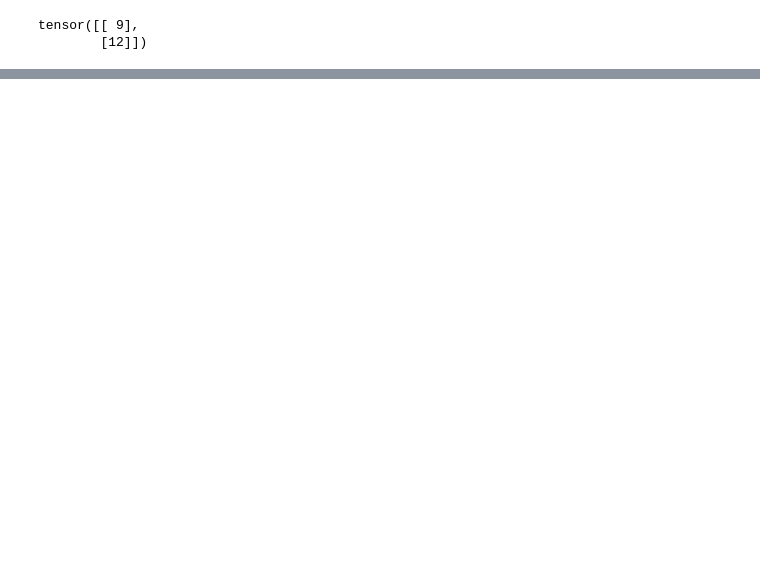
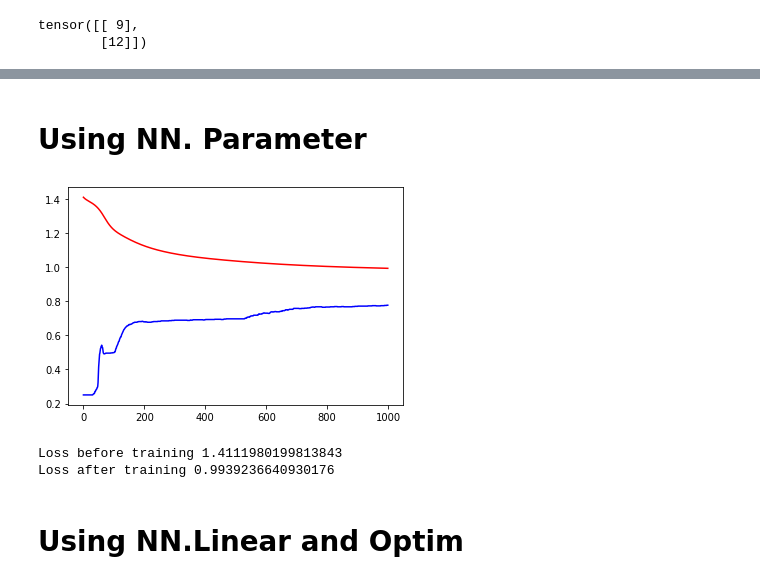
Before and after one commit to Arpitkamal/Deep-learning-107-Introduction-to-Pytorch, a Jupyter notebook: FFNetworkWithPyTorch.ipynb, the cells around one changed output, grey strips where cells are left out. Cells and saved outputs as stored; diff of their text form; code cells hidden in the pictures; blank space fills up the shorter version.

```diff
--- a/FFNetworkWithPyTorch.ipynb
+++ b/FFNetworkWithPyTorch.ipynb
@@ -102,0 +195,2 @@ torch.manual_seed(0)
+# %% [markdown]
+# Using NN. Parameter
@@ -102,0 +199,48 @@ torch.manual_seed(0)
+# %%
+class FirstNetwork(nn.Module):
+
+  def __init__(self):
+    super().__init__()
+    torch.manual_seed(0)
+    self.weights1 = nn.Parameter(torch.randn(2, 2) / math.sqrt(2))
+    self.bias1 = nn.Parameter(torch.zeros(2))
+    self.weights2 = nn.Parameter(torch.randn(2, 4) / math.sqrt(2))
+    self.bias2 = nn.Parameter(torch.zeros(4))
+
+  def forward(self, X):
+    a1 = torch.matmul(X, self.weights1) + self.bias1
+    h1 = a1.sigmoid()
+    a2 = torch.matmul(h1, self.weights2) + self.bias2
+    h2 = a2.exp() / a2.exp().sum(-1).unsqueeze(-1)
+    return h2
+# %%
+def fit(epochs = 1000, learning_rate = 1):
+  loss_arr = []
+  acc_arr = []
+  for epoch in range(epochs):
+    y_hat = fn(X_train)
+    loss = F.cross_entropy(y_hat, Y_train)
+    loss_arr.append(loss.item())
+    acc_arr.append(accuracy(y_hat, Y_train))
+
+    loss.backward()
+
+    with torch.no_grad():
+      for param in fn.parameters():
+        param -= learning_rate * param.grad
+      fn.zero_grad()
+
+  plt.plot(loss_arr, 'r-')
+  plt.plot(acc_arr, 'b-')
+  plt.show()
+  print('Loss before training', loss_arr[0])
+  print('Loss after training', loss_arr[-1])
+# %%
+fn = FirstNetwork()
+fit()
+# %% [output]
+[figure, added]
+Loss before training 1.4111980199813843
+Loss after training 0.9939236640930176
+# %% [markdown]
+# Using NN.Linear and Optim
```
Also changed, not shown: parts of 13 cells of this notebook.
